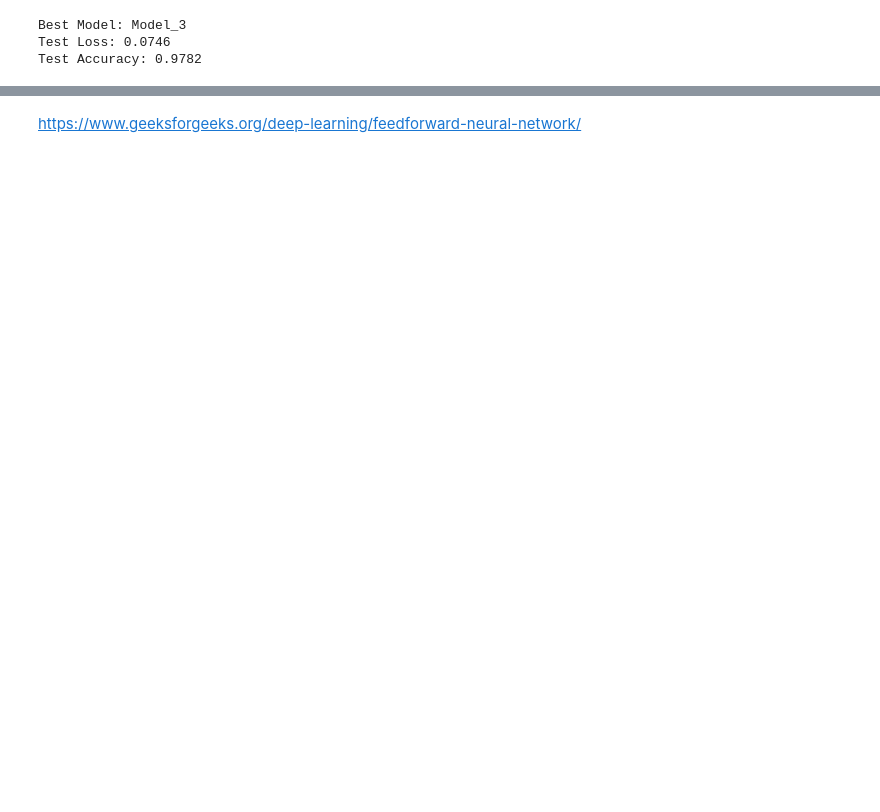
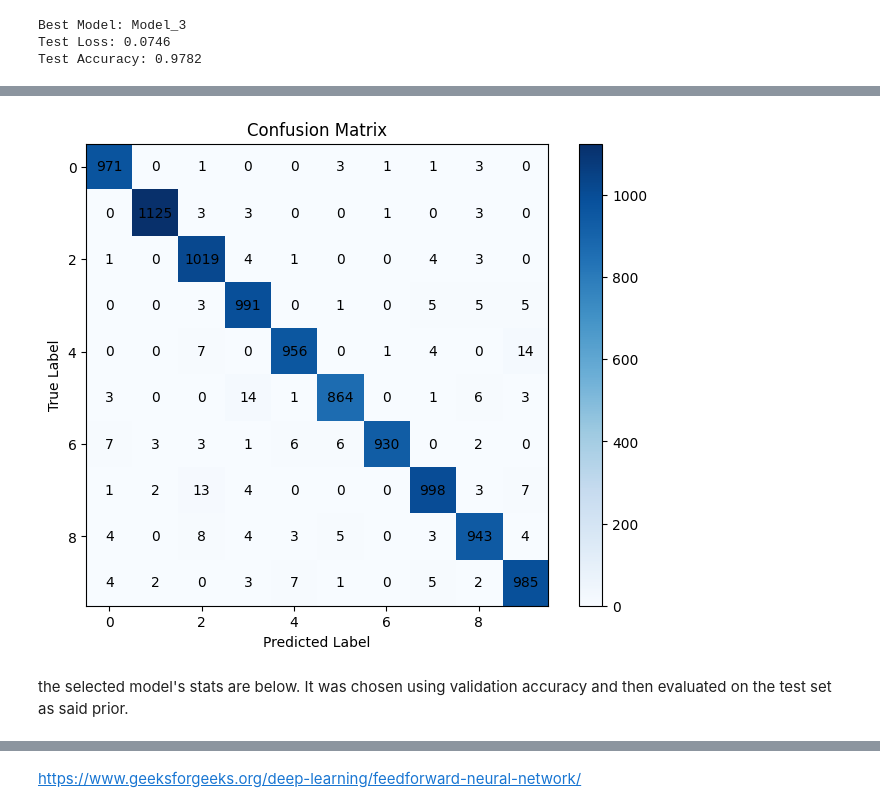
Before and after one commit to red-gunslinger/Int-Comp, a Jupyter notebook: Feed_Forward_Network_con_PyTorch.ipynb, the cells around one changed output, grey strips where cells are left out. Drawn from its saved outputs; the diff is of its cells as text; code cells hidden in the pictures; blank space fills up the shorter version.

```diff
--- a/Feed_Forward_Network_con_PyTorch.ipynb
+++ b/Feed_Forward_Network_con_PyTorch.ipynb
@@ -426,3 +450,22 @@ def classification_report_manual(y_true, y_pred, num_classes=10):
         f1_per_class.append(f1)
 
     return cm, global_accuracy, precision_per_class, recall_per_class, f1_per_class
+# %%
+y_true, y_pred = get_predictions(best_model, best_test_loader)
+
+cm, global_accuracy, precision_per_class, recall_per_class, f1_per_class = classification_report_manual(
+    y_true,
+    y_pred,
+    num_classes=10
+)
+
+print("Global Accuracy:", round(global_accuracy, 4))
+print()
+
+for i in range(10):
+    print(
+        f"Class {i} | "
+        f"Precision: {precision_per_class[i]:.4f} | "
+        f"Recall: {recall_per_class[i]:.4f} | "
+        f"F1-score: {f1_per_class[i]:.4f}"
+    )
@@ -428,0 +485,17 @@ def classification_report_manual(y_true, y_pred, num_classes=10):
+# %%
+plt.figure(figsize=(8, 6))
+plt.imshow(cm, cmap="Blues")
+plt.title("Confusion Matrix")
+plt.xlabel("Predicted Label")
+plt.ylabel("True Label")
+plt.colorbar()
+
+for i in range(cm.shape[0]):
+    for j in range(cm.shape[1]):
+        plt.text(j, i, cm[i, j], ha="center", va="center", color="black")
+
+plt.show()
+# %% [output]
+[figure, added]
+# %% [markdown]
+the selected model's stats are below. It was chosen using validation accuracy and then evaluated on the test set as said prior.
```
Also changed, not shown: parts of 14 cells of this notebook.
